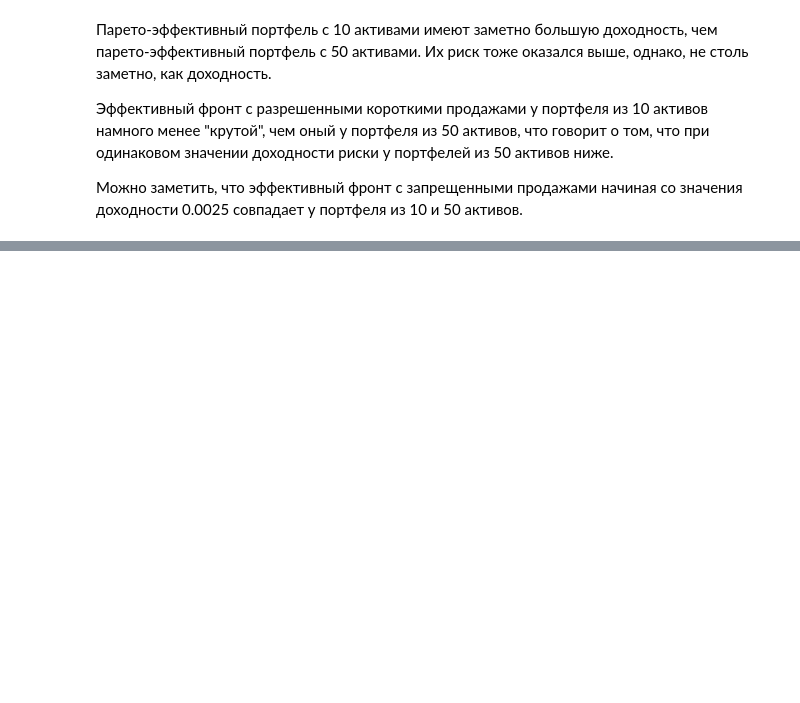
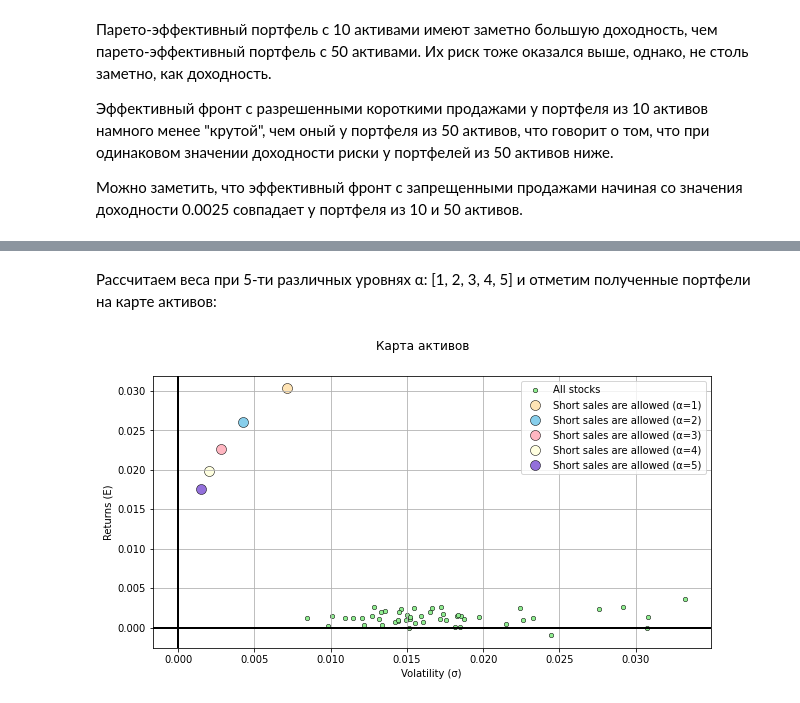
Before and after one commit to edmelnikov/Finance-operations-research-lab-2, a Jupyter notebook: lab-2_finance.ipynb, the cells around one changed output, grey strips where cells are left out. Drawn from its saved outputs; the diff is of its cells as text; code cells hidden in the pictures; blank space fills up the shorter version.

```diff
--- a/lab-2_finance.ipynb
+++ b/lab-2_finance.ipynb
@@ -696,0 +721,14 @@ fig.show()
+# %%
+def risk_aversion(dist, alpha):
+    tick_num = len(tickers50)
+    E = sample_means50['Sample mean (E)'].values
+    returns = log_returns50
+    returns = returns.drop("Date", 1)
+    bounds = ((-1, 1),) if dist=='short' else ((0, 1),)
+
+    portfolio_weights = get_portfolio_with_min_risk(obj_func, E, sample_cov50, alpha, bounds, tick_num)
+
+    min_std = calc_portfolio_volatility(portfolio_weights, sample_cov50)
+    min_E = np.dot(portfolio_weights, E)
+    losses = - np.dot(returns, portfolio_weights)
+    return min_std, min_E, losses, portfolio_weights
@@ -696,0 +739,34 @@ fig.show()
+# %% [markdown]
+Рассчитаем веса при 5-ти различных уровнях α: [1, 2, 3, 4, 5] и отметим полученные портфели на карте активов:
+# %%
+std1, E1, losses1, X1 = risk_aversion(dist='short', alpha=1)
+std2, E2, losses2, X2 = risk_aversion(dist='short', alpha=2)
+std3, E3, losses3, X3 = risk_aversion(dist='short', alpha=3)
+std4, E4, losses4, X4 = risk_aversion(dist='short', alpha=4)
+std5, E5, losses5, X5 = risk_aversion(dist='short', alpha=5)
+# %%
+fig, ax = plt.subplots(figsize=(10, 5))
+fig.suptitle("Карта активов")
+ax.axhline(linewidth=2, color='black')
+ax.axvline(linewidth=2, color='black')
+
+ax.scatter(sample_std_devs50['Sample standard deviation (σ)'], sample_means50['Sample mean (E)'], marker="o",
+           color='lightgreen', edgecolors= 'black', linewidth=0.5, s=20, label='All stocks')
+ax.scatter(std1, E1, marker="o", color='moccasin',
+           edgecolors= 'black', linewidth=0.5, s=100, label="Short sales are allowed (α=1)")
+ax.scatter(std2, E2, marker="o", color='skyblue',
+           edgecolors= 'black', linewidth=0.5, s=100, label="Short sales are allowed (α=2)")
+ax.scatter(std3, E3, marker="o", color='lightpink',
+           edgecolors= 'black', linewidth=0.5, s=100, label="Short sales are allowed (α=3)")
+ax.scatter(std4, E4, marker="o", color='lightyellow',
+           edgecolors= 'black', linewidth=0.5, s=100, label="Short sales are allowed (α=4)")
+ax.scatter(std5, E5, marker="o", color='mediumpurple',
+           edgecolors= 'black', linewidth=0.5, s=100, label="Short sales are allowed (α=5)")
+
+ax.set_xlabel("Volatility (σ)")
+ax.set_ylabel("Returns (E)")
+ax.grid()
+ax.legend()
+fig.show()
+# %% [output]
+[figure, added]
```
Also changed, not shown: parts of 47 cells of this notebook.
